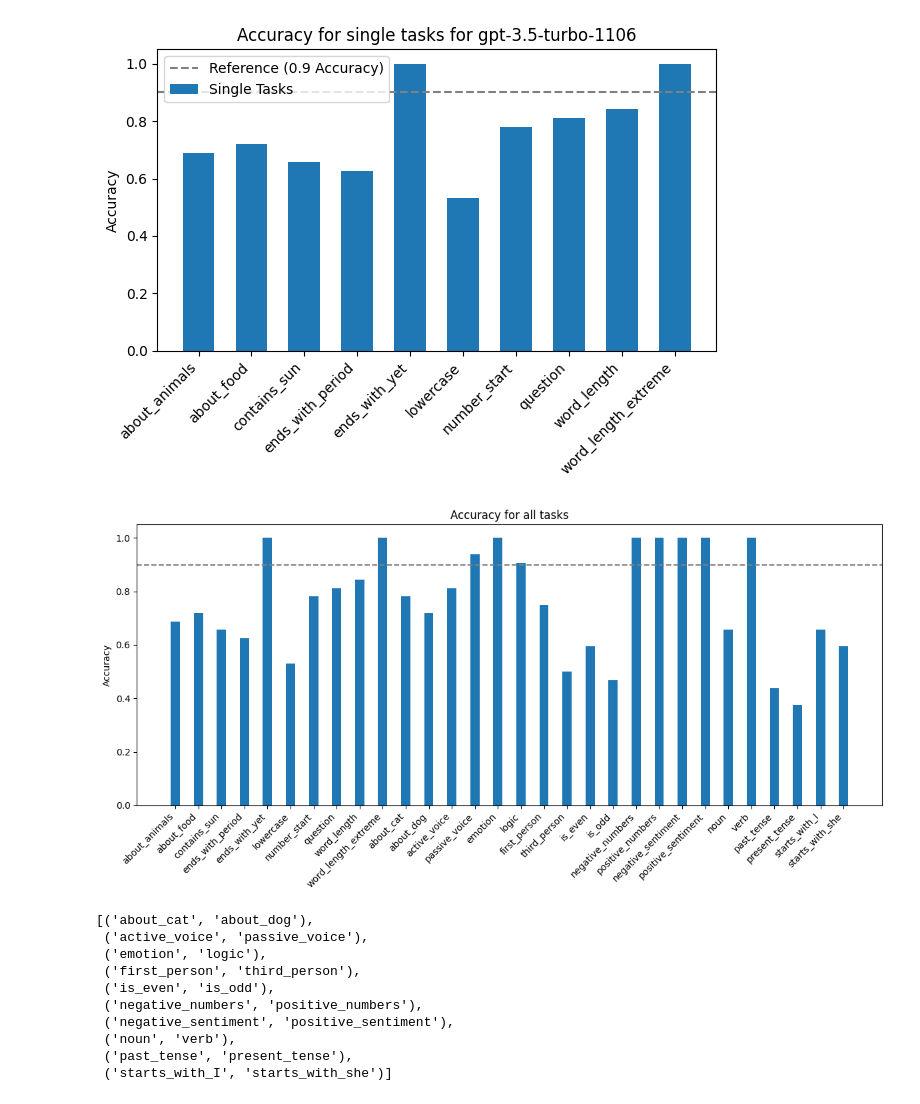
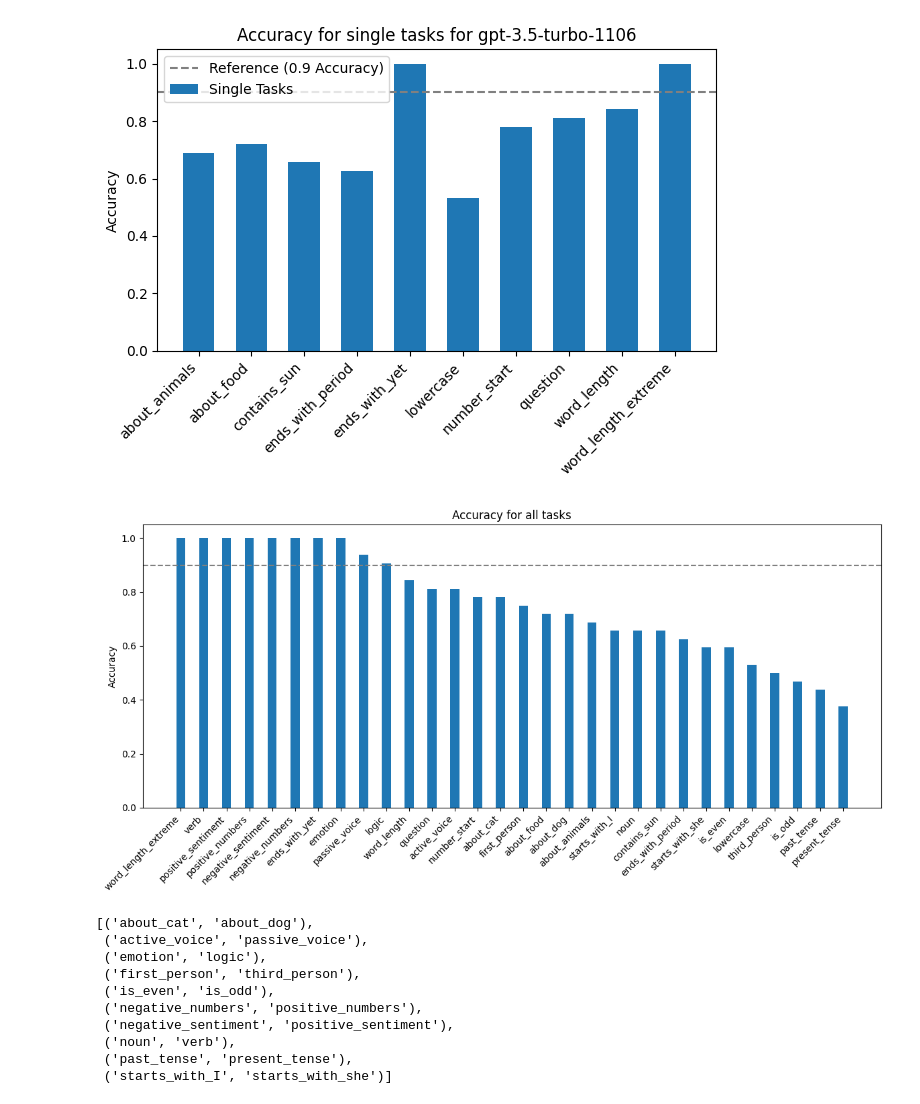
Before and after one commit to TDulka/rule-awareness-evals, a Jupyter notebook: exploration.ipynb, the cells around one changed output. Saved outputs shown, nothing was run; the diff lists cells and outputs as text; code cells hidden in the pictures.

```diff
--- a/exploration.ipynb
+++ b/exploration.ipynb
@@ -15,6 +5,0 @@ def load_examples():
-# %%
-import os
-
-with open("keys.json", "r") as f:
-    keys = json.load(f)
-    os.environ['OPENAI_API_KEY'] = keys['openai']
@@ -255,33 +172,39 @@ plt.show()
 # %%
 flat_accuracies = single_task_accuracies.copy()
 for acc in double_task_accuracies:
     flat_accuracies.extend([acc[0], acc[1]])
 
 flat_labels = single_tasks.copy()
 for pair in double_tasks:
     flat_labels.extend([pair[0], pair[1]])
+
+pairs = sorted(zip(flat_accuracies, flat_labels), reverse=True)
+flat_accuracies, flat_labels = zip(*pairs)
 
 # Create a combined bar graph for both single and double tasks
 fig, ax = plt.subplots(figsize=(12, 6))
 
 x_combined = range(len(flat_accuracies))
 
 bar_width = 0.4
 
 ax.bar(x_combined, flat_accuracies, width=bar_width)
 
 ax.set_ylabel('Accuracy')
 ax.set_title('Accuracy for all tasks')
 ax.set_xticks(x_combined)
 ax.set_xticklabels(flat_labels, rotation=45, ha='right')
 
 # Add a horizontal line at 0.9 accuracy
 ax.axhline(y=0.9, color='gray', linestyle='--')
 
 plt.tight_layout()
+
+plt.savefig(f'{figures_path}accuracies_{model}.png')
+
 plt.show()
 # %% [output]
-[figure, old version]
+[figure, new version]
 # %%
 double_tasks
 # %% [output]
```
Also changed, not shown: parts of 19 cells of this notebook, 6 other files.
